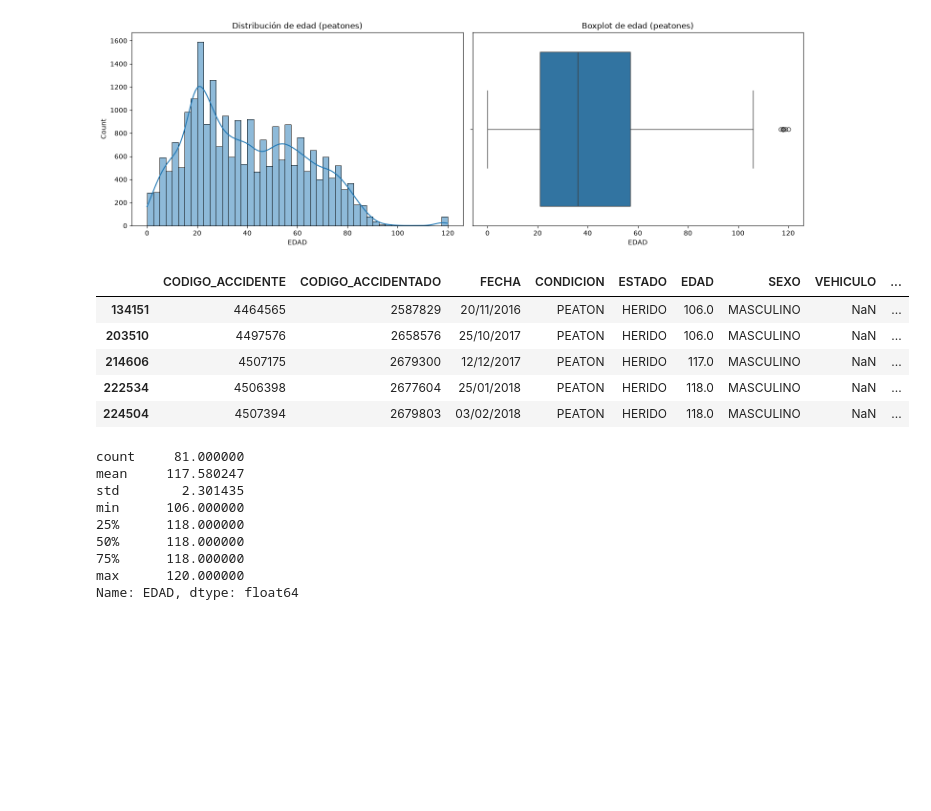
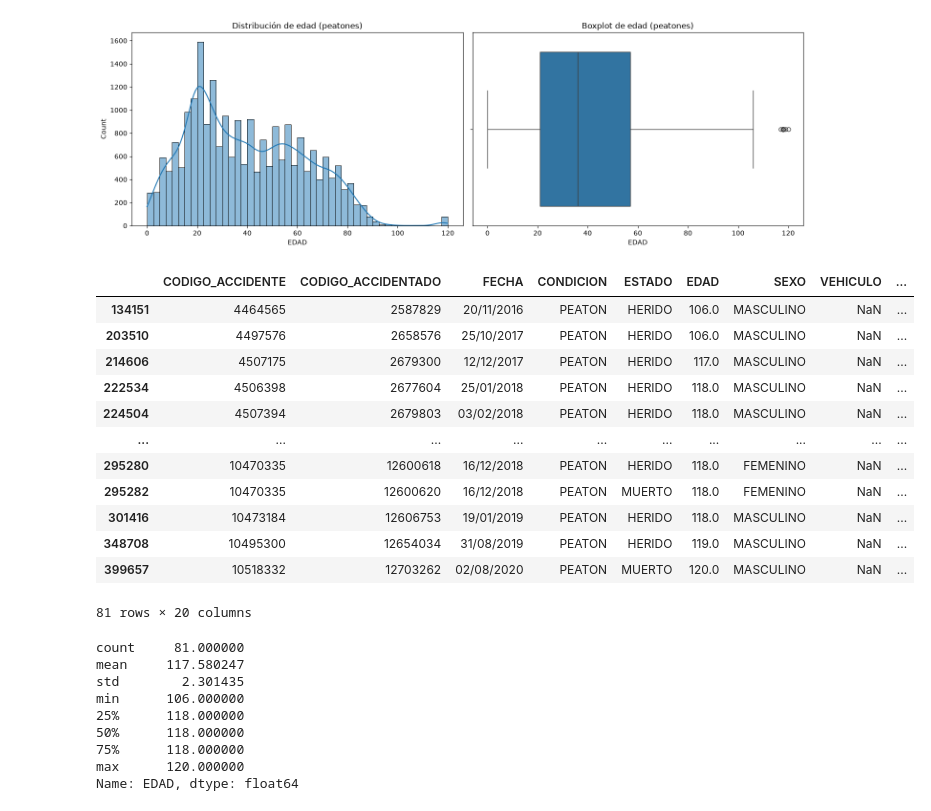
Before and after one commit to BryHerNi21/TT, a Jupyter notebook: EDA2_Siniestros_Viales_Bogota_peatones_indices_ajustados.ipynb, the cells around one changed output. Saved outputs shown, nothing was run; the diff lists cells and outputs as text; code cells hidden in the pictures; blank space fills up the shorter version.

```diff
--- a/EDA2_Siniestros_Viales_Bogota_peatones_indices_ajustados.ipynb
+++ b/EDA2_Siniestros_Viales_Bogota_peatones_indices_ajustados.ipynb
@@ -534,10 +587,9 @@ info_csv = (
             'LATITUD',
             'LONGITUD',
             'DISENO_LUGAR_DESC',
-            'LOCALIDAD',
-            'FECHA_HORA_ACC',
-            'X',
-            'Y'
+            'FECHA_OCURRENCIA_ACC',
+            'ANO_OCURRENCIA_ACC',
+            'FECHA_HORA_ACC'
         ]
     ]
     .drop_duplicates('CODIGO_ACCIDENTE')
@@ -630,12 +682,19 @@ plt.show()
 [figure]
 # %%
 edad_atipicos = df[df["EDAD"] > 100 ]
-edad_atipicos.head(5)
+edad_atipicos
 # %% [output]
 |  | CODIGO_ACCIDENTE | CODIGO_ACCIDENTADO | FECHA | CONDICION | ESTADO | EDAD | SEXO | VEHICULO | ... |
 | 134151 | 4464565 | 2587829 | 20/11/2016 | PEATON | HERIDO | 106.0 | MASCULINO | NaN | ... |
 | 203510 | 4497576 | 2658576 | 25/10/2017 | PEATON | HERIDO | 106.0 | MASCULINO | NaN | ... |
 | 214606 | 4507175 | 2679300 | 12/12/2017 | PEATON | HERIDO | 117.0 | MASCULINO | NaN | ... |
 | 222534 | 4506398 | 2677604 | 25/01/2018 | PEATON | HERIDO | 118.0 | MASCULINO | NaN | ... |
 | 224504 | 4507394 | 2679803 | 03/02/2018 | PEATON | HERIDO | 118.0 | MASCULINO | NaN | ... |
+| ... | ... | ... | ... | ... | ... | ... | ... | ... | ... |
+| 295280 | 10470335 | 12600618 | 16/12/2018 | PEATON | HERIDO | 118.0 | FEMENINO | NaN | ... |
+| 295282 | 10470335 | 12600620 | 16/12/2018 | PEATON | MUERTO | 118.0 | FEMENINO | NaN | ... |
+| 301416 | 10473184 | 12606753 | 19/01/2019 | PEATON | HERIDO | 118.0 | MASCULINO | NaN | ... |
+| 348708 | 10495300 | 12654034 | 31/08/2019 | PEATON | HERIDO | 119.0 | MASCULINO | NaN | ... |
+| 399657 | 10518332 | 12703262 | 02/08/2020 | PEATON | MUERTO | 120.0 | MASCULINO | NaN | ... |
+81 rows × 20 columns
 # %%
```
Also changed, not shown: parts of 41 cells of this notebook, 5 other files.
